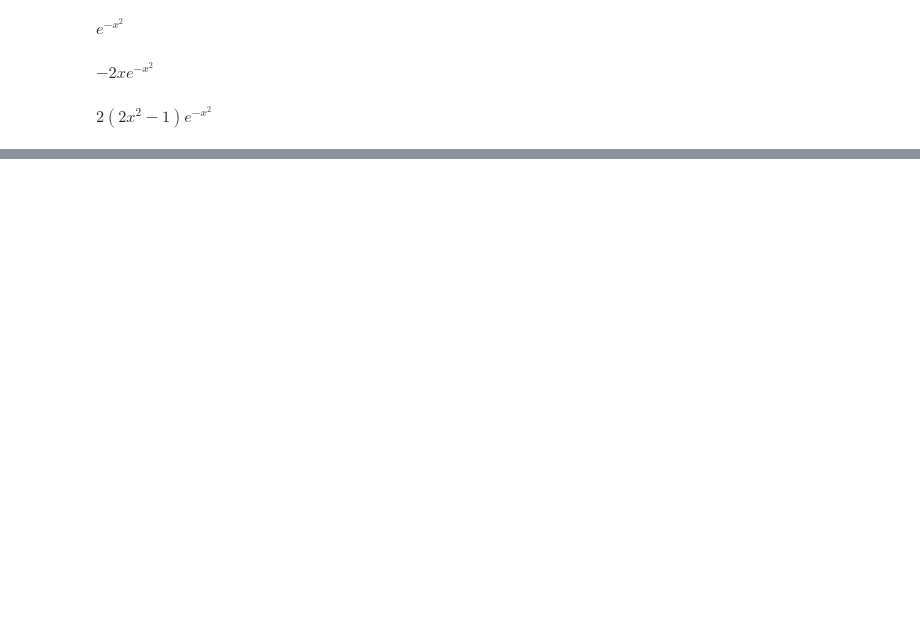
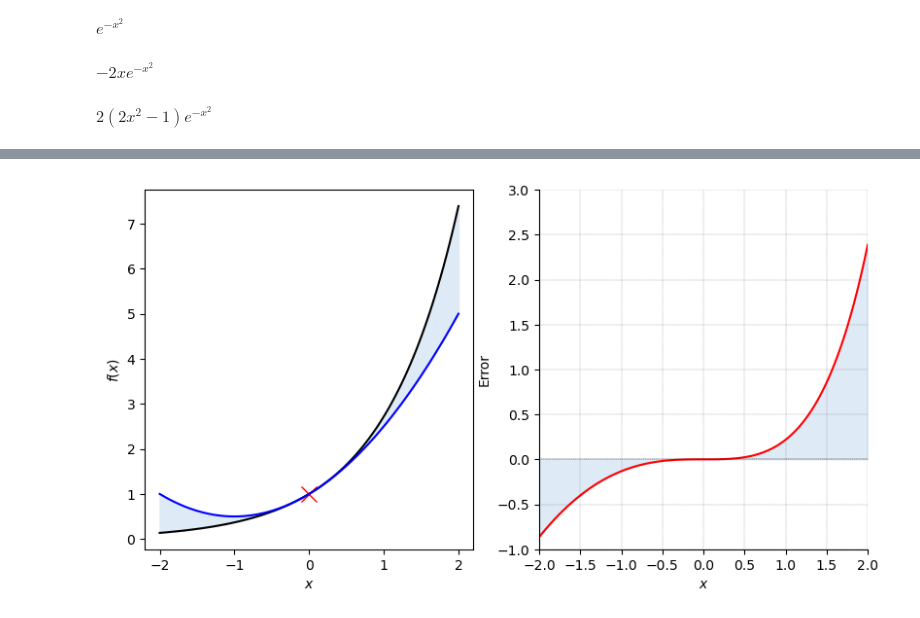
Before and after one commit to Arch-jyh/iris_books, a Jupyter notebook: book3/17.ipynb, the cells around one changed output, grey strips where cells are left out. Cells and saved outputs as stored; diff of their text form; code cells hidden in the pictures; blank space fills up the shorter version.

```diff
--- a/book3/17.ipynb
+++ b/book3/17.ipynb
@@ -45,0 +169,36 @@ Text(0, 0.5, '$\\it{f}(\\it{x})$')
+# %%
+fig = plt.figure(figsize = plt.figaspect(0.5)) #得到的是固定的英寸尺寸,不会因0.5给不同的
+ax = fig.add_subplot(1,2,1)
+
+ax.plot(x_array,f_x_array,'k',linewidth = 1.5)
+ax.plot(x_0,y_0,'xr',markersize = 12)
+ax.set_xlabel(r'$\it{x}$')
+ax.set_ylabel(r'$\it{f}(\it{x})$')
+
+highest_order = 2
+
+f_series = f_x.series(x,x_0,highest_order + 1).removeO()
+f_series_fcn = lambdify(x,f_series)
+f_series_array = f_series_fcn(x_array)
+f_series_array = x_array * 0 + f_series_array#防止order = 0和拟合出常数直线
+
+ax.plot(x_array,f_series_array,linewidth = 1.5,color = 'b')
+
+ax.fill_between(x_array,f_x_array,x_array*0 + f_series_array,color = '#DEEAF6')
+
+ax = fig.add_subplot(1,2,2)
+
+error = f_x_array - f_series_array
+ax.plot(x_array,error,'r',linewidth = 1.5)
+ax.fill_between(x_array,error,color = '#DEEAF6')#默认和y = 0之间填充
+plt.axhline(y = 0,color = 'k',linestyle = '--',linewidth = 0.25)
+ax.set_xlabel(r"$\it{x}$")  # 设置 x 轴标签
+ax.set_ylabel("Error")  # 设置 y 轴标签
+
+ax.grid(linestyle='--', linewidth=0.25, color=[0.5, 0.5, 0.5])  # 添加网格
+ax.set_xlim(x_array.min(), x_array.max())  # 设置 x 轴范围
+ax.set_ylim(np.floor(error.min()), np.ceil(error.max()))  # floor向下取整, ceil向上取整
+ax.spines['right'].set_visible(False)  # 隐藏右侧边框
+ax.spines['top'].set_visible(False)  # 隐藏顶部边框
+# %% [output]
+[figure, added]
```
Also changed, not shown: parts of 15 cells of this notebook, 4 other files.
